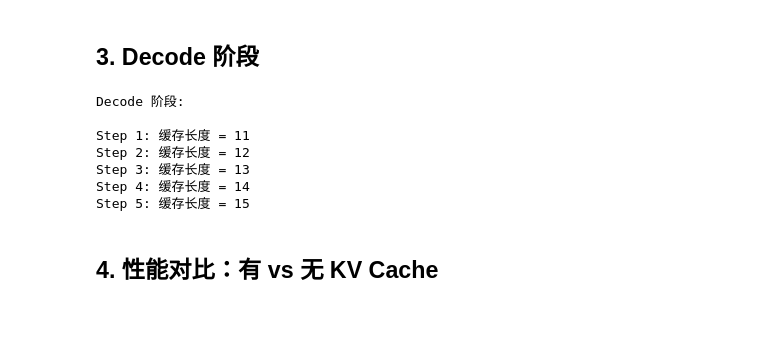
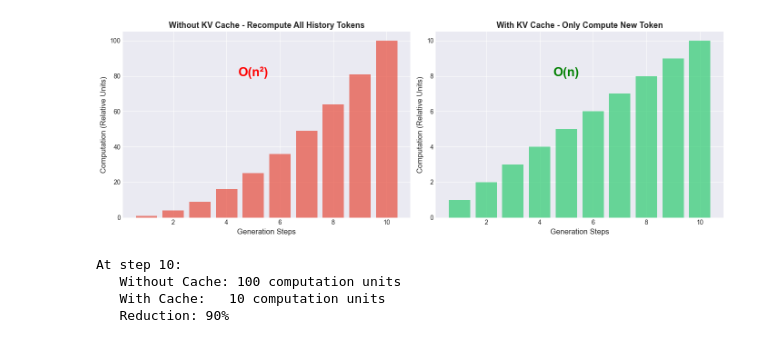
Before and after one commit to rixin2025/attention-from-scratch, a Jupyter notebook: notebooks/04_kv_cache.ipynb, the cells around one changed output. Drawn from its saved outputs; the diff is of its cells as text; code cells hidden in the pictures.

```diff
--- a/notebooks/04_kv_cache.ipynb
+++ b/notebooks/04_kv_cache.ipynb
@@ -18,4 +19,5 @@ KV Cache 是 LLM 推理加速的关键技术，通过缓存已计算的 Key 和
 # %%
+# 1. 导入库
 import sys
 sys.path.append('..')
 
@@ -29,5 +31,14 @@ import numpy as np
 from src.kv_cache import KVCache, MultiHeadAttentionWithCache
 from src.attention import MultiHeadAttention
 
+# 设置中文字体
+# Font settings removed for compatibility
+plt.rcParams['axes.unicode_minus'] = False
+
+# 设置绘图样式
+plt.style.use('seaborn-v0_8-darkgrid')
+sns.set_palette("husl")
+
 torch.manual_seed(42)
+print("环境Initialization完成")
 # %% [output]
@@ -79,24 +46,37 @@ V 缓存形状: torch.Size([2, 8, 10, 64])
-# %% [markdown]
-## 3. Decode 阶段
-# %%
-# 模拟 Decode: 逐个生成 token
-print("Decode 阶段:\n")
-
-for i in range(5):
-    # 每次只处理 1 个新 token
-    k_new = torch.randn(batch_size, num_heads, 1, head_dim)
-    v_new = torch.randn(batch_size, num_heads, 1, head_dim)
-
-    k_cached, v_cached = cache.update(k_new, v_new)
-
-    print(f"Step {i+1}: 缓存长度 = {cache.cache_len}")
-# %% [output]
-Decode 阶段:
-
-Step 1: 缓存长度 = 11
-Step 2: 缓存长度 = 12
-Step 3: 缓存长度 = 13
-Step 4: 缓存长度 = 14
-Step 5: 缓存长度 = 15
-# %% [markdown]
-## 4. 性能对比：有 vs 无 KV Cache
+# %%
+# 2. 可视化：有无 KV Cache 的计算差异
+
+fig, (ax1, ax2) = plt.subplots(1, 2, figsize=(14, 5))
+
+# 左图：不使用 KV Cache
+steps = np.arange(1, 11)
+compute_no_cache = steps * steps  # O(n²)
+
+ax1.bar(steps, compute_no_cache, color='#e74c3c', alpha=0.7)
+ax1.set_xlabel('Generation Steps', fontsize=12)
+ax1.set_ylabel('Computation (Relative Units)', fontsize=12)
+ax1.set_title('Without KV Cache - Recompute All History Tokens', fontsize=13, fontweight='bold')
+ax1.text(5, max(compute_no_cache)*0.8, 'O(n²)', fontsize=20, ha='center', color='red', fontweight='bold')
+
+# 右图：使用 KV Cache
+compute_with_cache = steps  # O(n)
+
+ax2.bar(steps, compute_with_cache, color='#2ecc71', alpha=0.7)
+ax2.set_xlabel('Generation Steps', fontsize=12)
+ax2.set_ylabel('Computation (Relative Units)', fontsize=12)
+ax2.set_title('With KV Cache - Only Compute New Token', fontsize=13, fontweight='bold')
+ax2.text(5, max(compute_with_cache)*0.8, 'O(n)', fontsize=20, ha='center', color='green', fontweight='bold')
+
+plt.tight_layout()
+plt.show()
+
+print(f"At step 10:")
+print(f"   Without Cache: {compute_no_cache[-1]} computation units")
+print(f"   With Cache:   {compute_with_cache[-1]} computation units")
+print(f"   Reduction: {(1 - compute_with_cache[-1]/compute_no_cache[-1])*100:.0f}%")
+# %% [output]
+[figure, added]
+At step 10:
+   Without Cache: 100 computation units
+   With Cache:   10 computation units
+   Reduction: 90%
```
Also changed, not shown: parts of 16 cells of this notebook, 7 other files.
